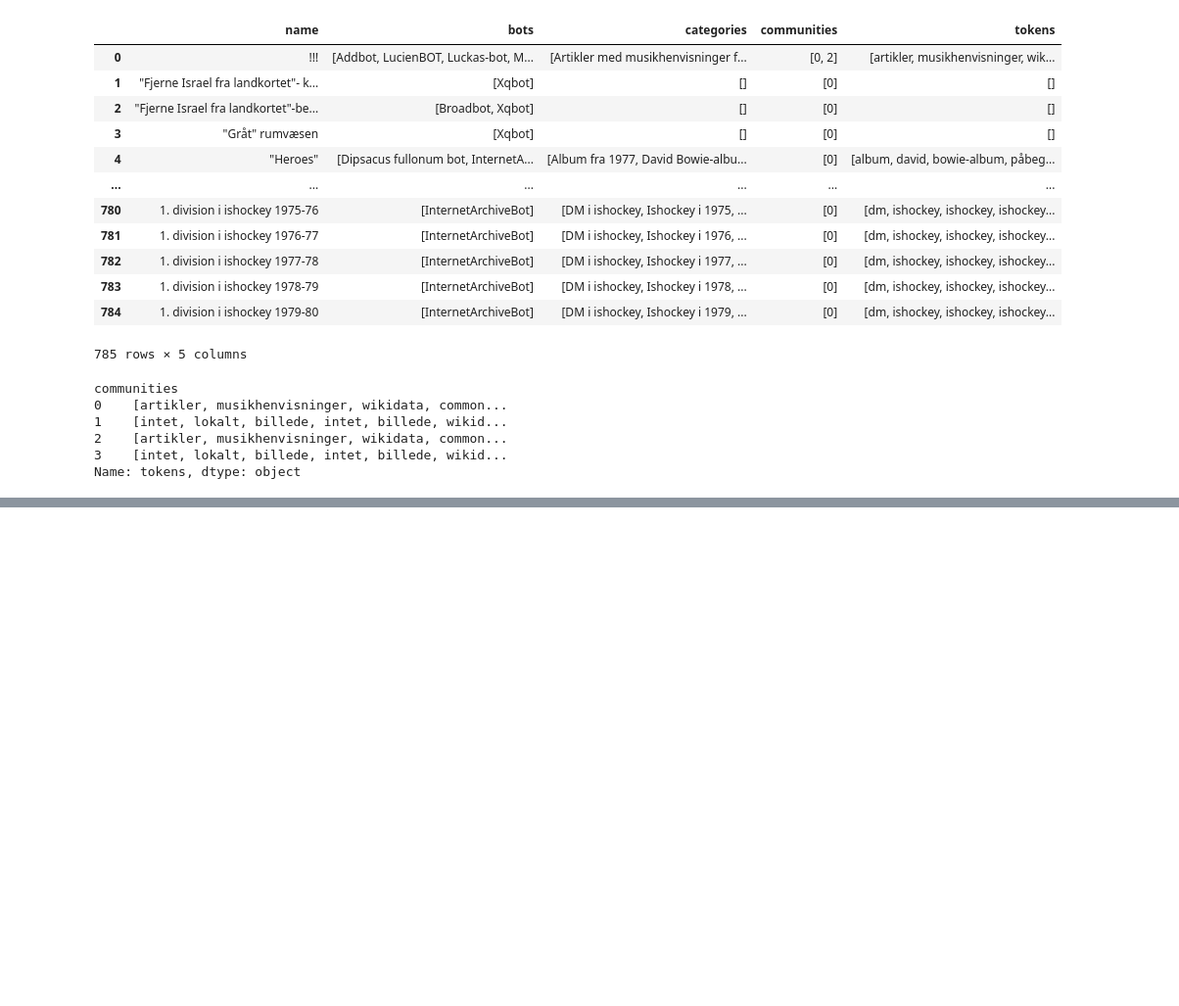
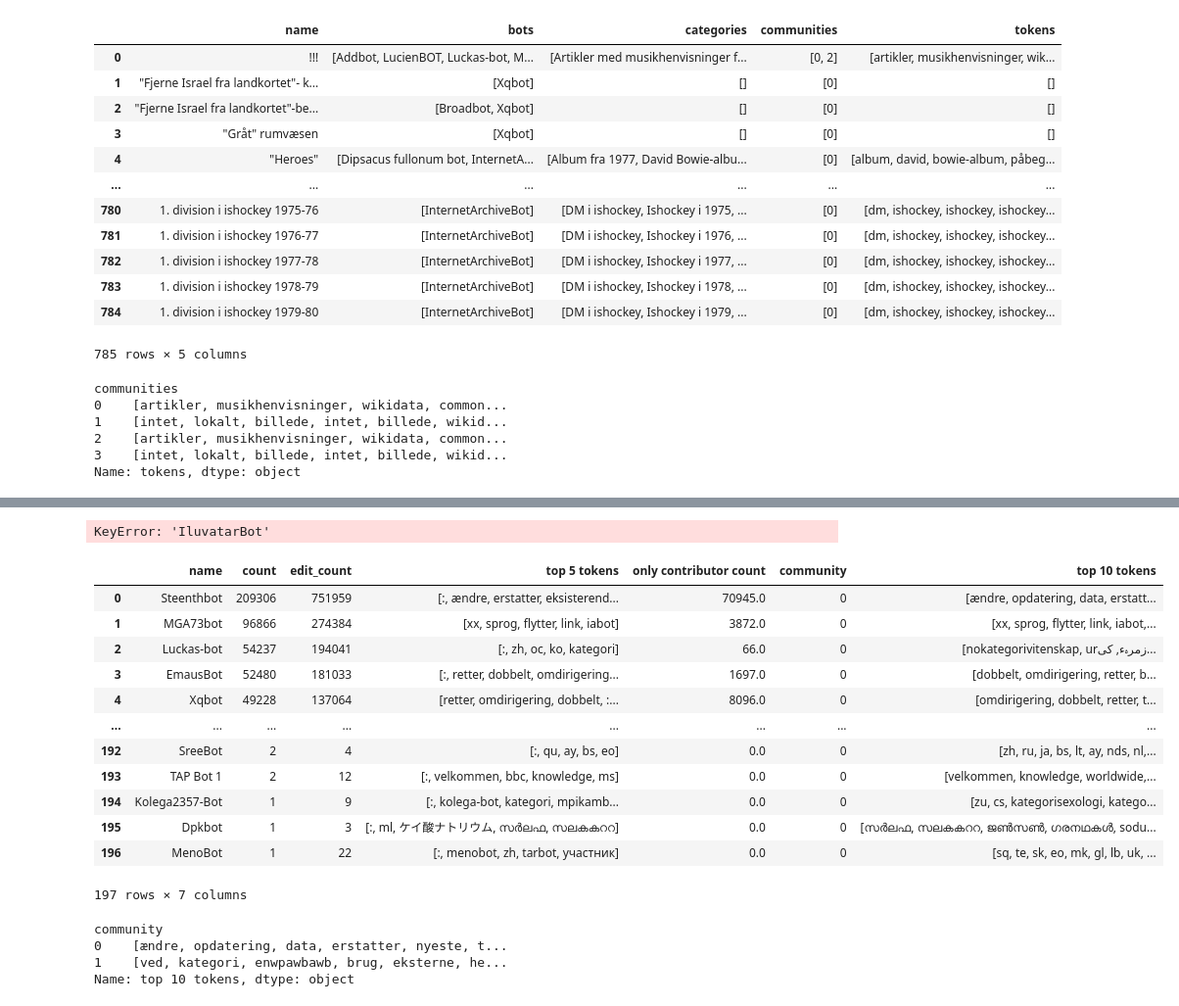
Before and after one commit to CSS-project-02467/CSS_Project, a Jupyter notebook: wikipedia.ipynb, the cells around one changed output, grey strips where cells are left out. Shown: that part at 98% size. Drawn from its saved outputs; the diff is of its cells as text; code cells hidden in the pictures; blank space fills up the shorter version.

```diff
--- a/wikipedia.ipynb
+++ b/wikipedia.ipynb
@@ -277,0 +279,3 @@ n_communities = max(partition.values()) + 1
+# %%
+bots_dataframe['community'] = bots_dataframe['name'].apply(lambda name: partition[name])
+bots_dataframe
@@ -391,0 +394,16 @@ TFIDF_df
+# %%
+bot_name = 'DanKoehlBot'
+site = pywikibot.Site('da', 'wikipedia')
+bot = pywikibot.User(site, bot_name)
+contributions = list(bot.contributions())
+contributions_text = [c[-1] for c in contributions]
+
+stop_words = set(stopwords.words('danish')) | set(stopwords.words('english'))
+text = ' '.join(contributions_text)
+text = text.lower()
+text = ''.join([char for char in text if (char.isalpha() or char in ' -')])
+tokens = word_tokenize(text)
+tokens_ = [token for token in tokens if not token in stop_words]
+unique_tokens, counts = np.unique(tokens, return_counts=True)
+top_k_idxs = np.argsort(counts)[:-(5+1):-1]
+np.array(unique_tokens)[top_k_idxs]
@@ -391,0 +436,51 @@ TFIDF_df
+# %%
+bots_dataframe['IluvatarBot']
+# %% [output]
+KeyError: 'IluvatarBot'
+# %%
+stop_words = set(stopwords.words('danish')) | set(stopwords.words('english'))
+stop_words = stop_words | {'robot','r','tilføjer','ændrer','fjerner'}
+def tokenize_contributions(contributions, exclude_stop=True):
+    text = ' '.join(contributions)
+    text = text.lower()
+    text = ''.join([char for char in text if (char.isalpha() or char in ' -')])
+    tokens = word_tokenize(text)
+    if exclude_stop:
+        return [token for token in tokens if not token in stop_words]
+    return tokens
+# %%
+pbar = tqdm(total=bots_dataframe.shape[0])
+def top_k_tokens(bot_name, k=10):
+    pbar.update(1)
+    site = pywikibot.Site('da', 'wikipedia')
+    bot = pywikibot.User(site, bot_name)
+    contributions = list(bot.contributions())
+    contributions_text = [c[-1] for c in contributions]
+    tokens = tokenize_contributions(contributions_text)
+    return top_k_terms_TF(tokens, k)
+
+bots_dataframe['top 10 tokens'] = bots_dataframe['name'].apply(top_k_tokens)
+# %%
+bots_dataframe
+# %% [output]
+|  | name | count | edit_count | top 5 tokens | only contributor count | community | top 10 tokens |
+| 0 | Steenthbot | 209306 | 751959 | [:, ændre, erstatter, eksisterend... | 70945.0 | 0 | [ændre, opdatering, data, erstatt... |
+| 1 | MGA73bot | 96866 | 274384 | [xx, sprog, flytter, link, iabot] | 3872.0 | 0 | [xx, sprog, flytter, link, iabot,... |
+| 2 | Luckas-bot | 54237 | 194041 | [:, zh, oc, ko, kategori] | 66.0 | 0 | [nokategorivitenskap, urزمرہء, کی... |
+| 3 | EmausBot | 52480 | 181033 | [:, retter, dobbelt, omdirigering... | 1697.0 | 0 | [dobbelt, omdirigering, retter, b... |
+| 4 | Xqbot | 49228 | 137064 | [retter, omdirigering, dobbelt, :... | 8096.0 | 0 | [omdirigering, dobbelt, retter, t... |
+| ... | ... | ... | ... | ... | ... | ... | ... |
+| 192 | SreeBot | 2 | 4 | [:, qu, ay, bs, eo] | 0.0 | 0 | [zh, ru, ja, bs, lt, ay, nds, nl,... |
+| 193 | TAP Bot 1 | 2 | 12 | [:, velkommen, bbc, knowledge, ms] | 0.0 | 0 | [velkommen, knowledge, worldwide,... |
+| 194 | Kolega2357-Bot | 1 | 9 | [:, kolega-bot, kategori, mpikamb... | 0.0 | 0 | [zu, cs, kategorisexologi, katego... |
+| 195 | Dpkbot | 1 | 3 | [:, ml, ケイ酸ナトリウム, സർലഫ, സലകകററ] | 0.0 | 0 | [സർലഫ, സലകകററ, ജൺസൺ, ഗരനഥകൾ, sodu... |
+| 196 | MenoBot | 1 | 22 | [:, menobot, zh, tarbot, участник] | 0.0 | 0 | [sq, te, sk, eo, mk, gl, lb, uk, ... |
+197 rows × 7 columns
+# %%
+corpus = bots_dataframe.groupby('community')['top 10 tokens'].apply(lambda x: list(chain(*x)))
+corpus
+# %% [output]
+community
+0    [ændre, opdatering, data, erstatter, nyeste, t...
+1    [ved, kategori, enwpawbawb, brug, eksterne, he...
+Name: top 10 tokens, dtype: object
```
Also changed, not shown: parts of 39 cells of this notebook, 10 other files.
